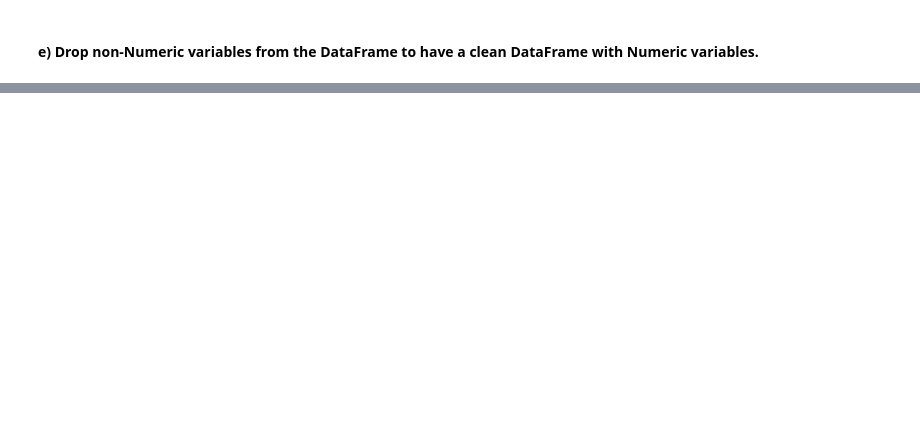
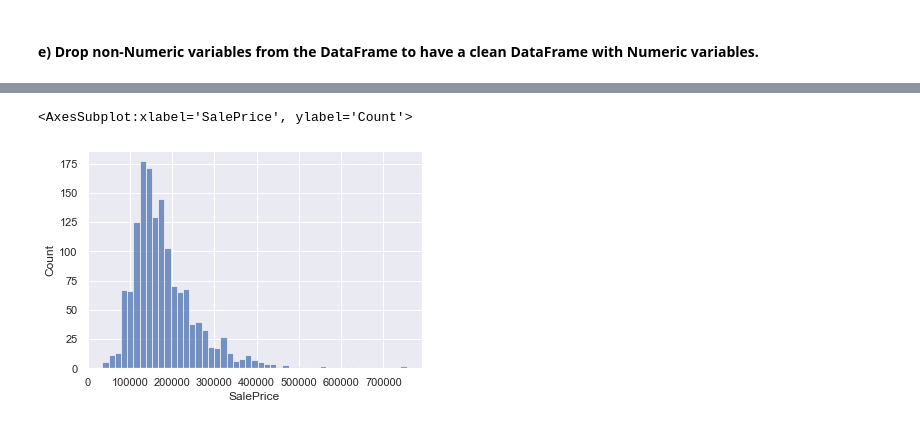
Before and after one commit to Magiccofee/School-Projects, a Jupyter notebook: MA0218/Exercise 2/Exercise2_solution.ipynb, the cells around one changed output, grey strips where cells are left out. Cells and saved outputs as stored; diff of their text form; code cells hidden in the pictures; blank space fills up the shorter version.

```diff
--- a/MA0218/Exercise 2/Exercise2_solution.ipynb
+++ b/MA0218/Exercise 2/Exercise2_solution.ipynb
@@ -38,0 +232,5 @@ sb.set() # set the default Seaborn style for graphics
+# %%
+sb.histplot(clean_data['SalePrice'])
+# %% [output]
+<AxesSubplot:xlabel='SalePrice', ylabel='Count'>
+[figure, added]
```
Also changed, not shown: parts of 36 cells of this notebook.
